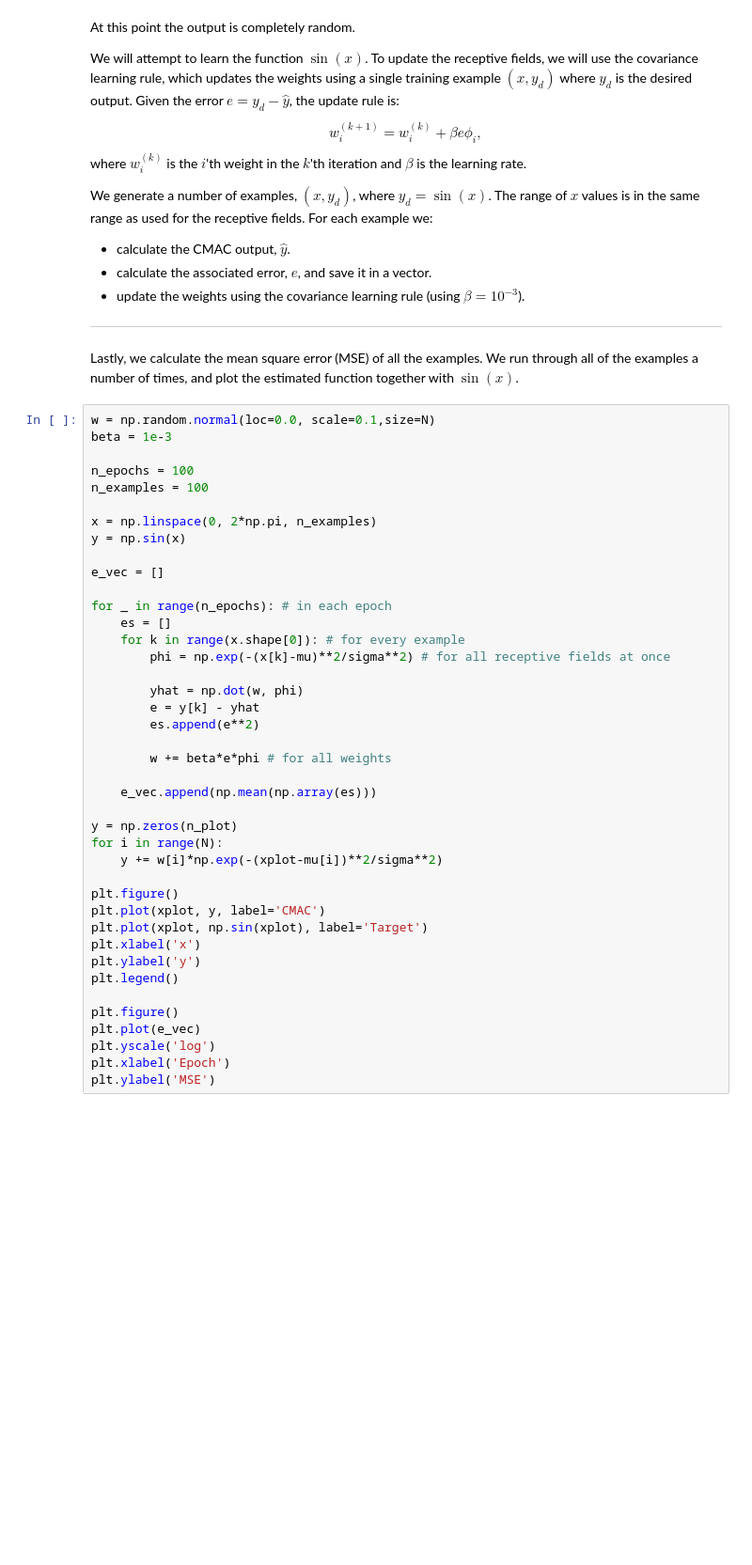
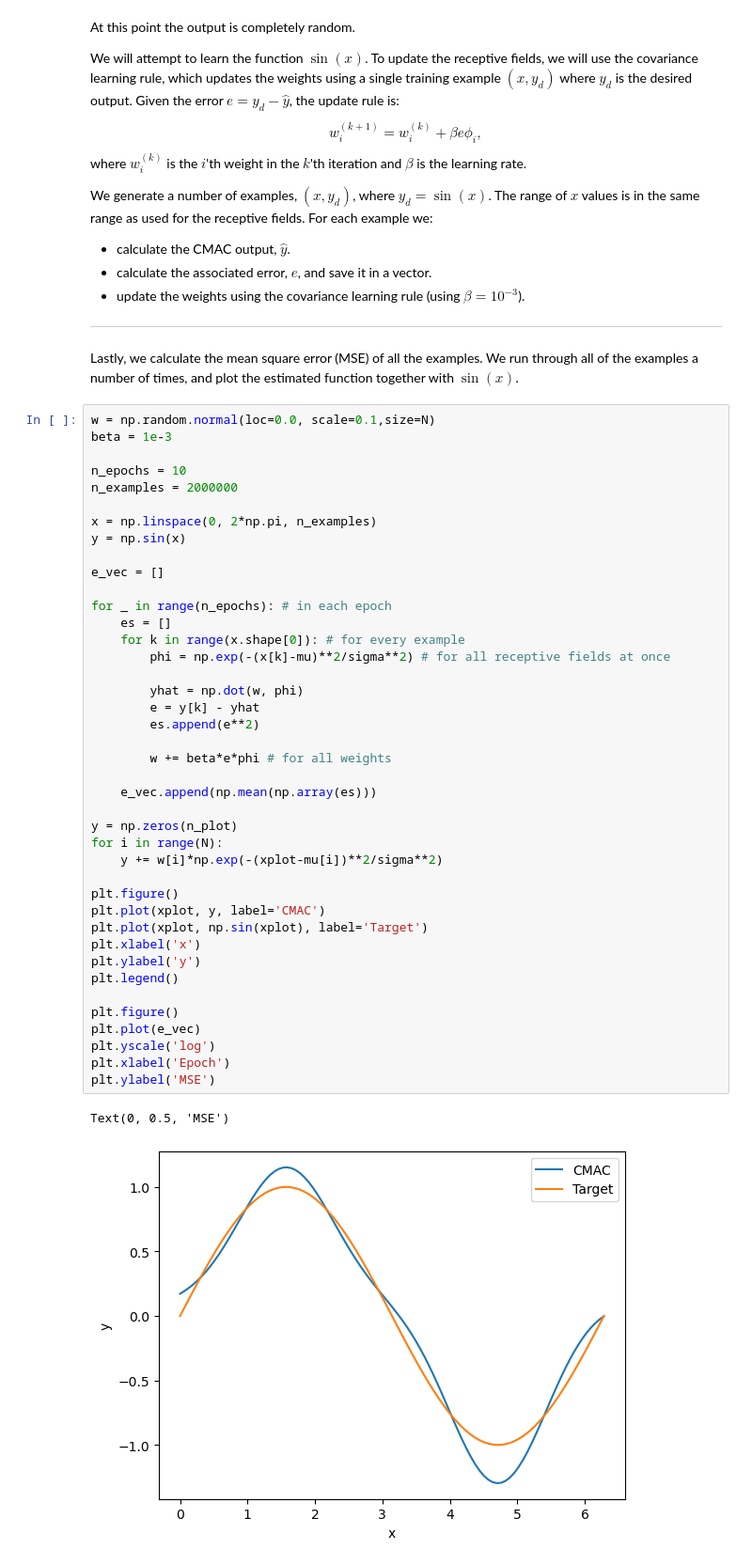
Before and after one commit to asumakpuf/Bio_Control_Exercise, a Jupyter notebook: Exercises34752_week2/2.5/exercise5.ipynb, the cells around one changed output. Shown at 94% size. Saved outputs shown, nothing was run; the diff lists cells and outputs as text; blank space fills up the shorter version.

```diff
--- a/Exercises34752_week2/2.5/exercise5.ipynb
+++ b/Exercises34752_week2/2.5/exercise5.ipynb
@@ -78,8 +82,8 @@ Lastly, we calculate the mean square error (MSE) of all the examples. We run thr
 w = np.random.normal(loc=0.0, scale=0.1,size=N)
 beta = 1e-3
 
-n_epochs = 100
-n_examples = 100
+n_epochs = 10
+n_examples = 2000000
 
 x = np.linspace(0, 2*np.pi, n_examples)
 y = np.sin(x)
@@ -88,30 +92,33 @@ e_vec = []
 
 for _ in range(n_epochs): # in each epoch
     es = []
     for k in range(x.shape[0]): # for every example
         phi = np.exp(-(x[k]-mu)**2/sigma**2) # for all receptive fields at once
 
         yhat = np.dot(w, phi)
         e = y[k] - yhat
         es.append(e**2)
 
         w += beta*e*phi # for all weights
 
     e_vec.append(np.mean(np.array(es)))
 
 y = np.zeros(n_plot)
 for i in range(N):
     y += w[i]*np.exp(-(xplot-mu[i])**2/sigma**2)
 
 plt.figure()
 plt.plot(xplot, y, label='CMAC')
 plt.plot(xplot, np.sin(xplot), label='Target')
 plt.xlabel('x')
 plt.ylabel('y')
 plt.legend()
 
 plt.figure()
 plt.plot(e_vec)
 plt.yscale('log')
 plt.xlabel('Epoch')
 plt.ylabel('MSE')
+# %% [output]
+Text(0, 0.5, 'MSE')
+[figure, added]
```
Also changed, not shown: parts of 4 cells of this notebook, 2 other files.
